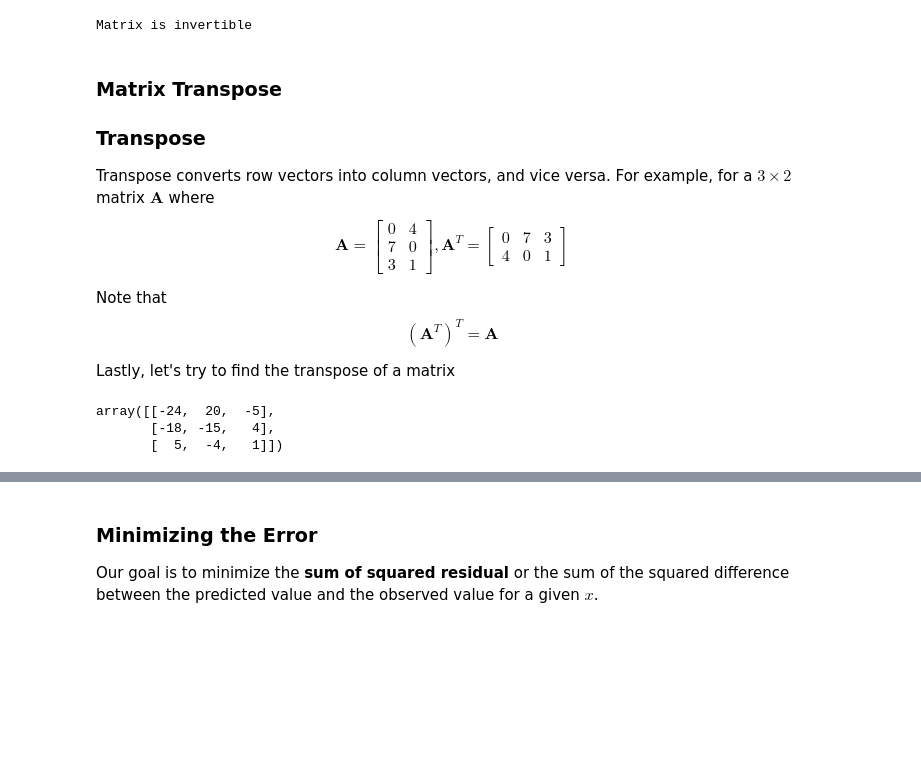
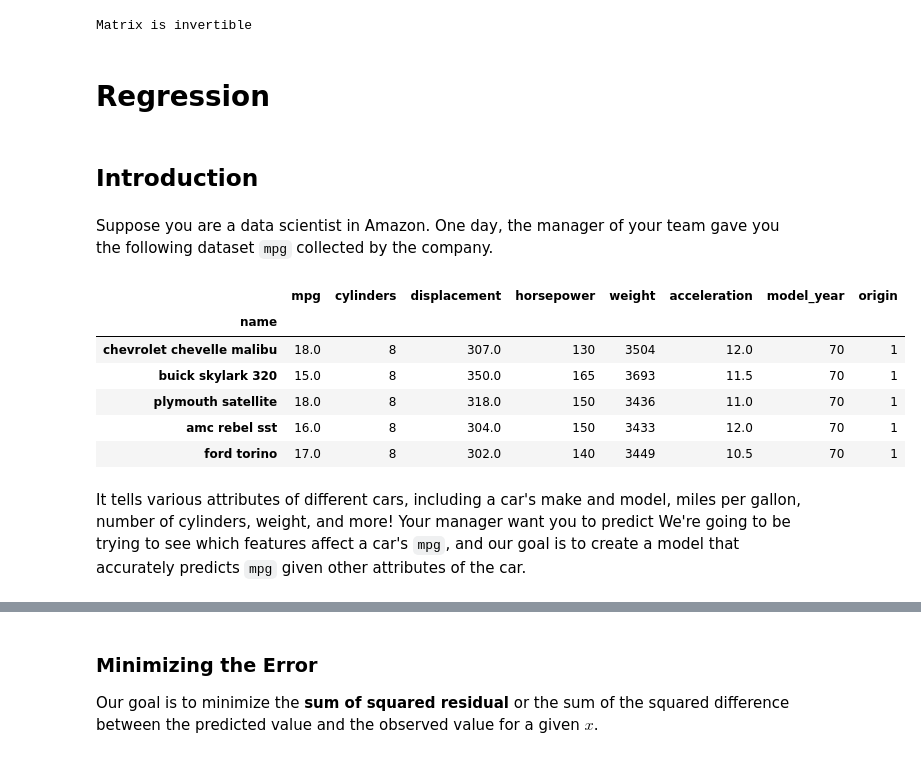
Before and after one commit to DragonKyro/Fall_2022_SAAS_ED_Materials, a Jupyter notebook: Fall_2022_Lectures/Lecture_6/Lecture_6.ipynb, the cells around one changed output, grey strips where cells are left out. Saved outputs shown, nothing was run; the diff lists cells and outputs as text; code cells hidden in the pictures; blank space fills up the shorter version.

```diff
--- a/Fall_2022_Lectures/Lecture_6/Lecture_6.ipynb
+++ b/Fall_2022_Lectures/Lecture_6/Lecture_6.ipynb
@@ -228,22 +249,29 @@ else:
     print("Matrix is invertible")
 # %% [output]
 Matrix is invertible
-# %% [markdown]
-### Matrix Transpose
-
-
-<a id='transpose'></a>
-### Transpose
-Transpose converts row vectors into column vectors, and vice versa. For example, for a $3 \times 2$ matrix $\mathbf{A}$ where $$ \mathbf{A} = \begin{bmatrix} 0 & 4\\ 7 & 0 \\ 3 & 1\end{bmatrix}, \mathbf{A}^T = \begin{bmatrix} 0 & 7 & 3\\ 4 & 0 & 1\end{bmatrix}$$
-
-Note that $$(\mathbf{A}^T)^T = \mathbf{A}$$
-
-Lastly, let's try to find the transpose of a matrix
-# %%
-# Let's transpose that matrix!!!
-A.transpose()
-# %% [output]
-array([[-24,  20,  -5],
-       [-18, -15,   4],
-       [  5,  -4,   1]])
+# %% [markdown]
+<a id='regression'></a>
+# Regression
+# %% [markdown]
+## Introduction
+# %% [markdown]
+Suppose you are a data scientist in Amazon. One day, the manager of your team gave you the following dataset `mpg` collected by the company.
+# %%
+import matplotlib.pyplot as plt
+%matplotlib inline
+import random
+import pandas as pd
+
+mpg = pd.read_csv("./mpg.csv", index_col="name") # load mpg dataset
+mpg.head()
+# %% [output]
+|  | mpg | cylinders | displacement | horsepower | weight | acceleration | model_year | origin |
+| name |  |  |  |  |  |  |  |  |
+| chevrolet chevelle malibu | 18.0 | 8 | 307.0 | 130 | 3504 | 12.0 | 70 | 1 |
+| buick skylark 320 | 15.0 | 8 | 350.0 | 165 | 3693 | 11.5 | 70 | 1 |
+| plymouth satellite | 18.0 | 8 | 318.0 | 150 | 3436 | 11.0 | 70 | 1 |
+| amc rebel sst | 16.0 | 8 | 304.0 | 150 | 3433 | 12.0 | 70 | 1 |
+| ford torino | 17.0 | 8 | 302.0 | 140 | 3449 | 10.5 | 70 | 1 |
+# %% [markdown]
+It tells various attributes of different cars, including a car's make and model, miles per gallon, number of cylinders, weight, and more! Your manager want you to predict We're going to be trying to see which features affect a car's `mpg`, and our goal is to create a model that accurately predicts `mpg` given other attributes of the car.
 # %% [markdown]
```
Also changed, not shown: parts of 12 cells of this notebook.
